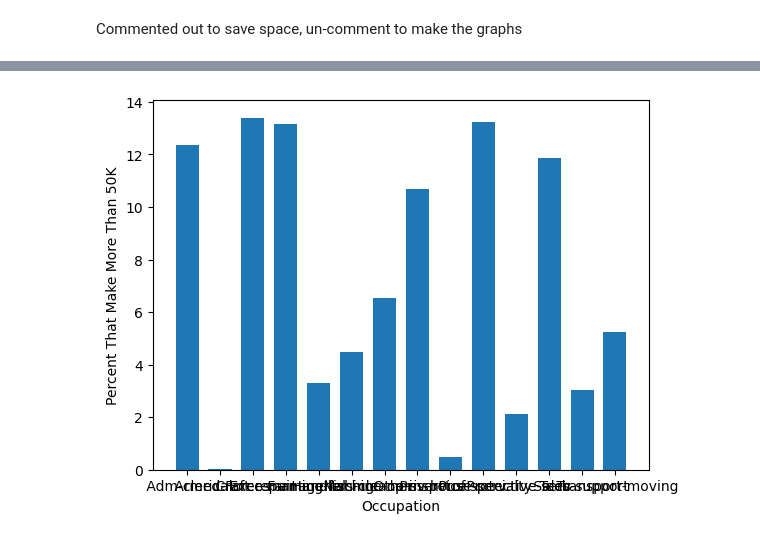
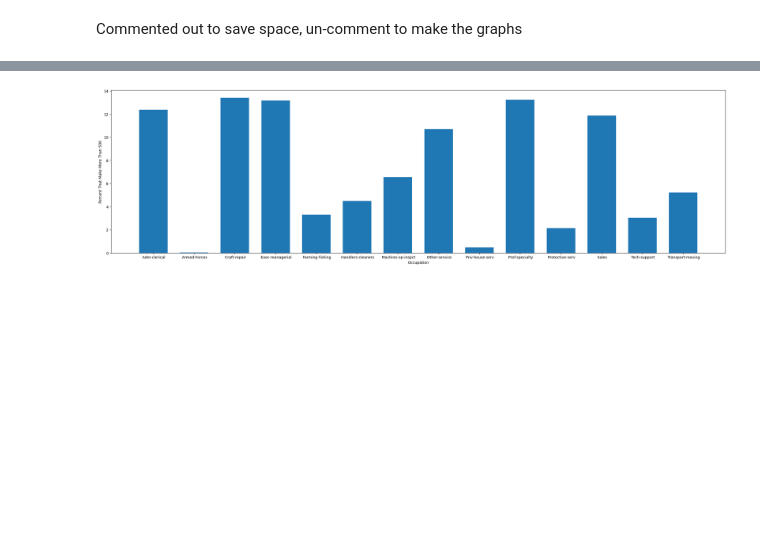
Before and after one commit to JohnJack-Lynch/PPL-Final-Project, a Jupyter notebook: pplFinalNotebookJRL_RH.ipynb, the cells around one changed output, grey strips where cells are left out. Cells and saved outputs as stored; diff of their text form; code cells hidden in the pictures; blank space fills up the shorter version.

```diff
--- a/pplFinalNotebookJRL_RH.ipynb
+++ b/pplFinalNotebookJRL_RH.ipynb
@@ -52,6 +52,7 @@ df.replace(' >50K', 0, inplace=True)
 df.replace(' <=50K', 1, inplace=True)
 
 df.drop(['relationship'], axis=1, inplace=True)
+df.drop(['fnlwgt'], axis=1, inplace=True)
 
 #display(df)
 
@@ -126,14 +137,16 @@ plt.show()
 # %%
+plt.figure(figsize = (30,8))
+
 jobgroups = df.groupby('occupation')['income'].agg(['mean', 'count']).reset_index()
 
 jobgroups['percent-over-50k'] = (jobgroups['mean'] * 100).round(2)
 jobgroups['population-percent'] = ((jobgroups['count'] / len(df)) * 100).round(2)
 
 plt.bar(jobgroups['occupation'], jobgroups['population-percent'], width=0.7)
 
 plt.xlabel("Occupation")
 plt.ylabel("Percent That Make More Than 50K")
 plt.show()
 # %% [output]
-[figure, old version]
+[figure, new version]
 # %%
```
Also changed, not shown: parts of 8 cells of this notebook.
